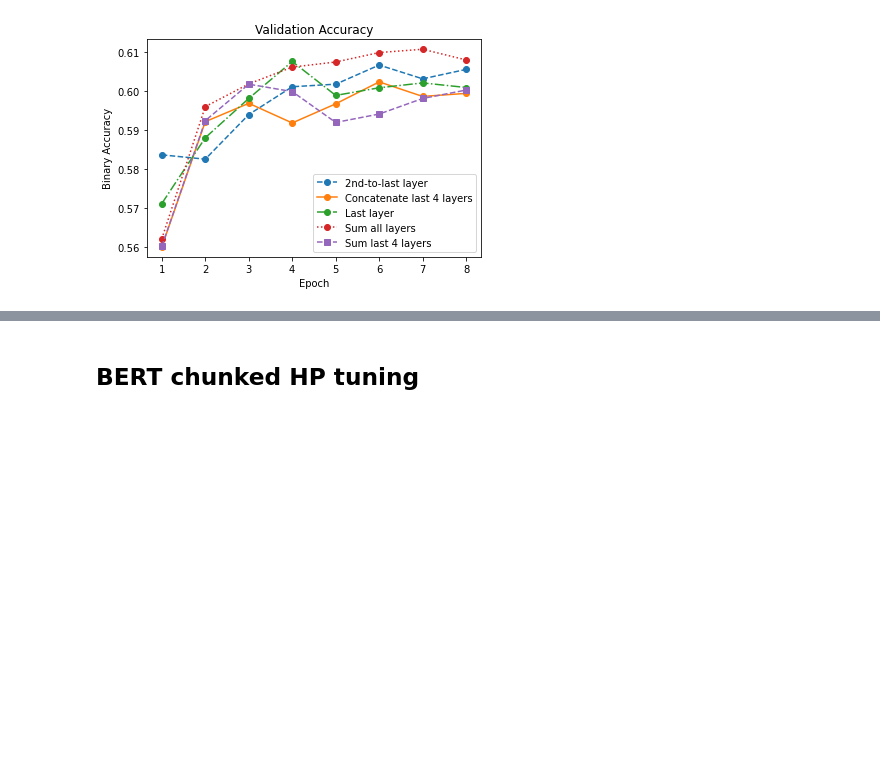
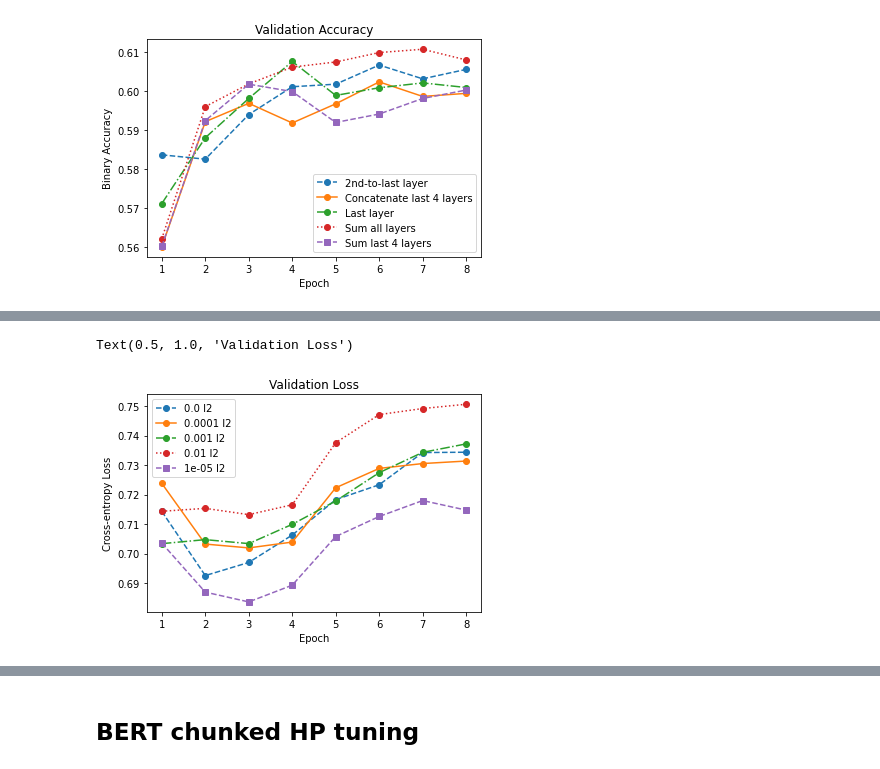
Before and after one commit to Fake-News-Profiling/fnp-models, a Jupyter notebook: classifier/src/notebooks/data_plots.ipynb, the cells around one changed output, grey strips where cells are left out. Saved outputs shown, nothing was run; the diff lists cells and outputs as text; code cells hidden in the pictures; blank space fills up the shorter version.

```diff
--- a/classifier/src/notebooks/data_plots.ipynb
+++ b/classifier/src/notebooks/data_plots.ipynb
@@ -146,0 +201,8 @@ Text(0.5, 1.0, 'Validation Accuracy')
+# %%
+# plt.figure(figsize=(8, 6), dpi=300)
+plot_data(data, num_epochs, "validation-epoch_loss", trial_label_generator=kernel_reg_label)
+plt.ylabel("Cross-entropy Loss")
+plt.title("Validation Loss")
+# %% [output]
+Text(0.5, 1.0, 'Validation Loss')
+[figure, added]
```
Also changed, not shown: parts of 54 cells of this notebook, 5 other files.
